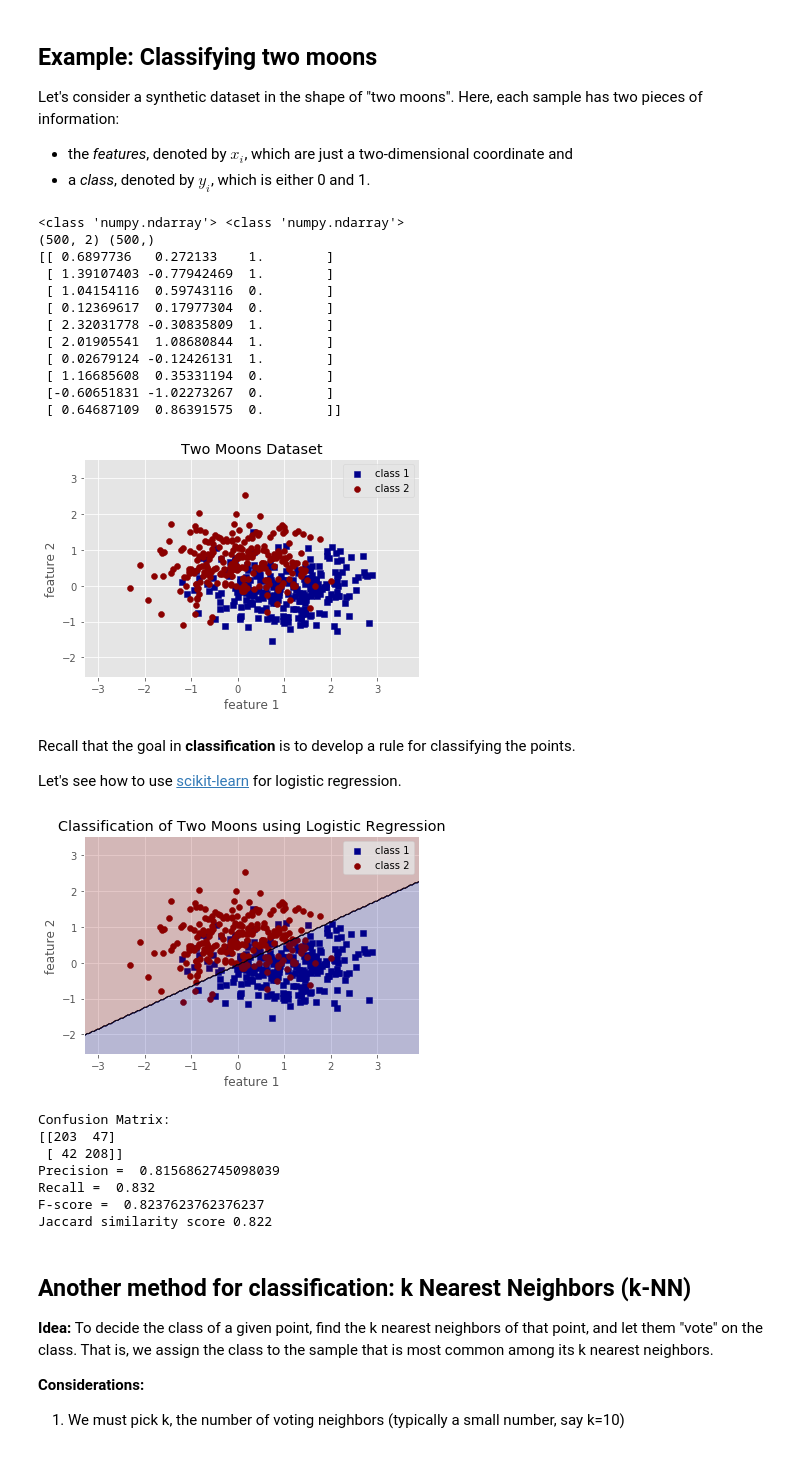
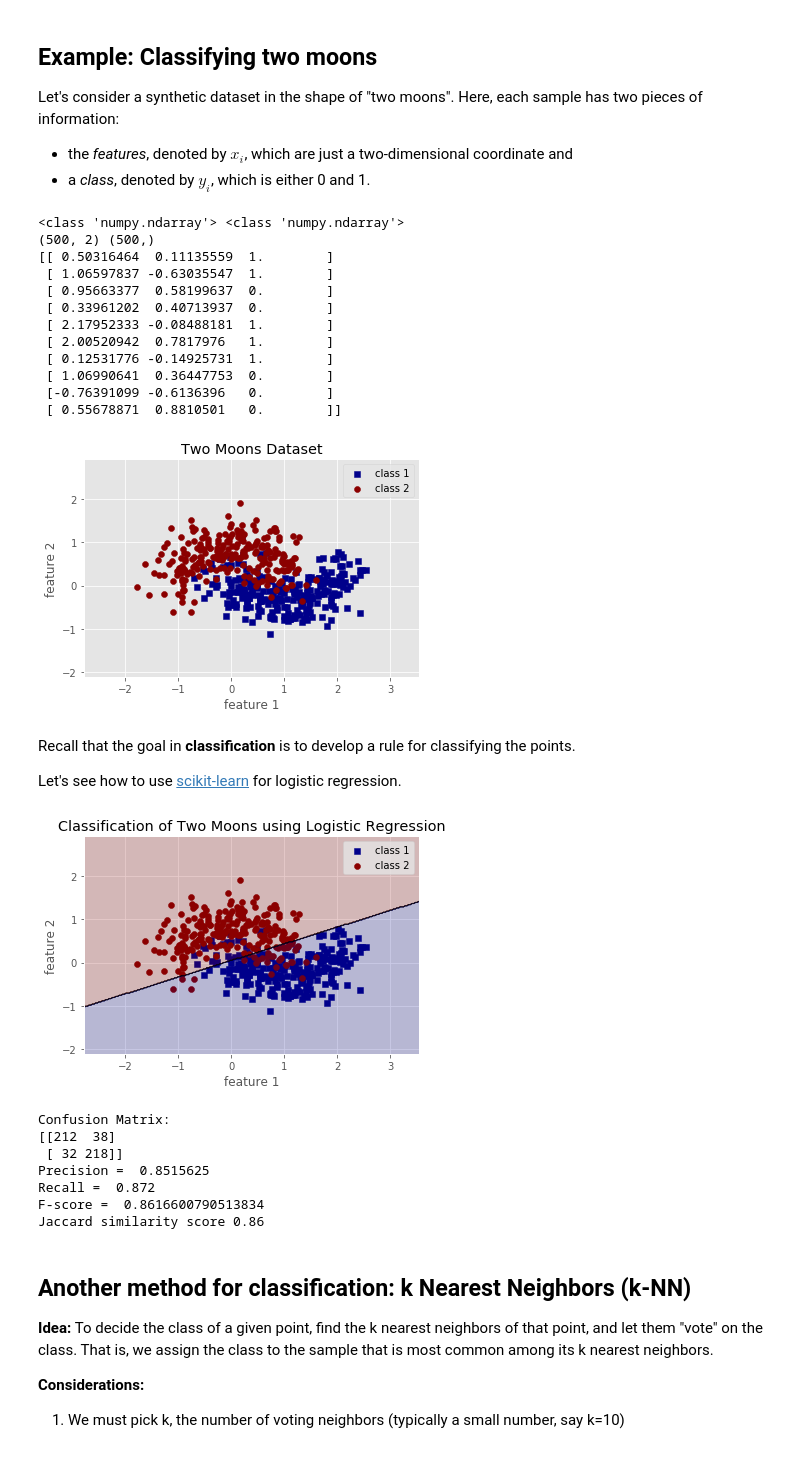
Before and after one commit to nicholas-greger/2020-datascience-lectures, a Jupyter notebook: 14-Classification1/14b-Classification1.ipynb, the cells around one changed output. Cells and saved outputs as stored; diff of their text form; code cells hidden in the pictures.

```diff
--- a/14-Classification1/14b-Classification1.ipynb
+++ b/14-Classification1/14b-Classification1.ipynb
@@ -25,43 +25,43 @@ Let's consider a synthetic dataset in the shape of "two moons". Here, each sampl
 * a *class*, denoted by $y_i$, which is either 0 and 1.
 # %%
 # there are two features contained in X and the labels are contained in y
-X,y = make_moons(n_samples=500,random_state=1,noise=0.5)
+X,y = make_moons(n_samples=500,random_state=1,noise=0.3)
 
 # X is a 500x2 numpy.ndarray containing the coordinates for each sample
 # y is a 500x1 numpy.ndarray containing the class for each sample
 print(type(X), type(y))
 print(np.shape(X), np.shape(y))
 
 print(np.concatenate((X,y[:, np.newaxis]),axis=1)[:10,:])
 
 # Plot the data, color by class
 plt.scatter(X[y == 1, 0], X[y == 1, 1], color="DarkBlue", marker="s",label="class 1")
 plt.scatter(X[y == 0, 0], X[y == 0, 1], color="DarkRed", marker="o",label="class 2")
 plt.legend(scatterpoints=1)
 
 x_min, x_max = X[:,0].min() - 1, X[:, 0].max() + 1
 y_min, y_max = X[:, 1].min() - 1, X[:, 1].max() + 1
 plt.xlim(x_min, x_max)
 plt.ylim(y_min, y_max)
 
 plt.title('Two Moons Dataset')
 plt.xlabel('feature 1')
 plt.ylabel('feature 2')
 plt.show()
 # %% [output]
 <class 'numpy.ndarray'> <class 'numpy.ndarray'>
 (500, 2) (500,)
-[[ 0.6897736   0.272133    1.        ]
- [ 1.39107403 -0.77942469  1.        ]
- [ 1.04154116  0.59743116  0.        ]
- [ 0.12369617  0.17977304  0.        ]
- [ 2.32031778 -0.30835809  1.        ]
- [ 2.01905541  1.08680844  1.        ]
- [ 0.02679124 -0.12426131  1.        ]
- [ 1.16685608  0.35331194  0.        ]
- [-0.60651831 -1.02273267  0.        ]
- [ 0.64687109  0.86391575  0.        ]]
+[[ 0.50316464  0.11135559  1.        ]
+ [ 1.06597837 -0.63035547  1.        ]
+ [ 0.95663377  0.58199637  0.        ]
+ [ 0.33961202  0.40713937  0.        ]
+ [ 2.17952333 -0.08488181  1.        ]
+ [ 2.00520942  0.7817976   1.        ]
+ [ 0.12531776 -0.14925731  1.        ]
+ [ 1.06990641  0.36447753  0.        ]
+ [-0.76391099 -0.6136396   0.        ]
+ [ 0.55678871  0.8810501   0.        ]]
-[figure, old version]
+[figure, new version]
 # %% [markdown]
 Recall that the goal in **classification** is to develop a rule for classifying the points.
 
@@ -92,7 +92,7 @@ plt.xlabel('feature 1')
 plt.ylabel('feature 2')
 plt.show()
 # %% [output]
-[figure, old version]
+[figure, new version]
 # %%
 print('Confusion Matrix:')
 y_pred = model.predict(X)
@@ -105,12 +105,12 @@ print('F-score = ', metrics.f1_score(y_true = y, y_pred = y_pred))
 print('Jaccard similarity score', metrics.jaccard_similarity_score(y_true = y, y_pred = y_pred))
 # %% [output]
 Confusion Matrix:
-[[203  47]
- [ 42 208]]
-Precision =  0.8156862745098039
-Recall =  0.832
-F-score =  0.8237623762376237
-Jaccard similarity score 0.822
+[[212  38]
+ [ 32 218]]
+Precision =  0.8515625
+Recall =  0.872
+F-score =  0.8616600790513834
+Jaccard similarity score 0.86
 # %% [markdown]
 ## Another method for classification:  k Nearest Neighbors (k-NN)
 
```
Also changed, not shown: 1 other file.
